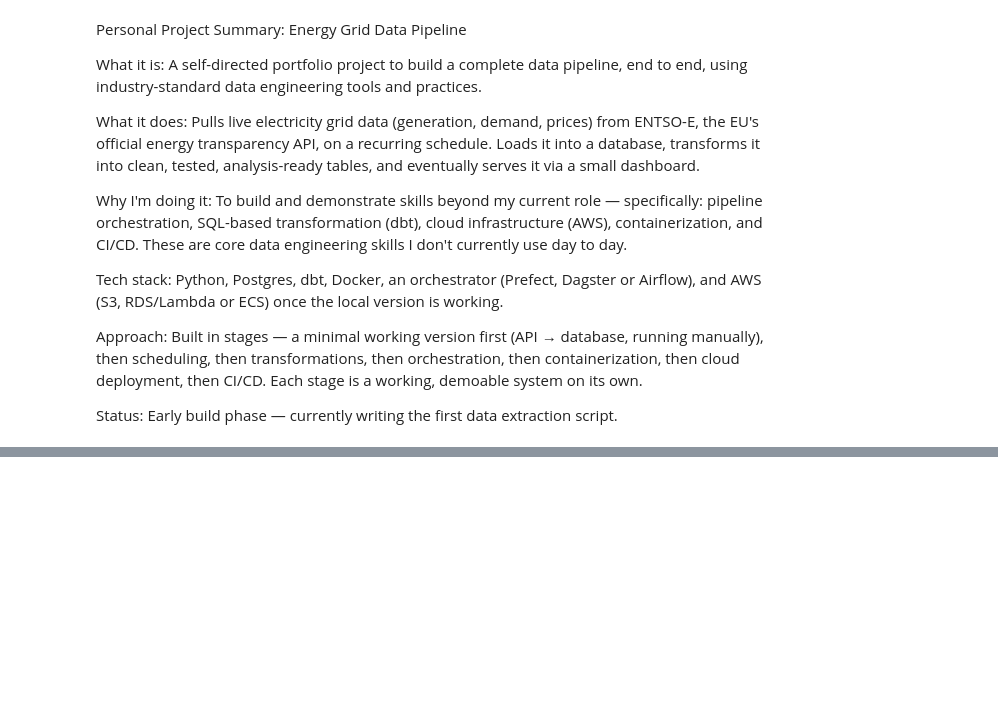
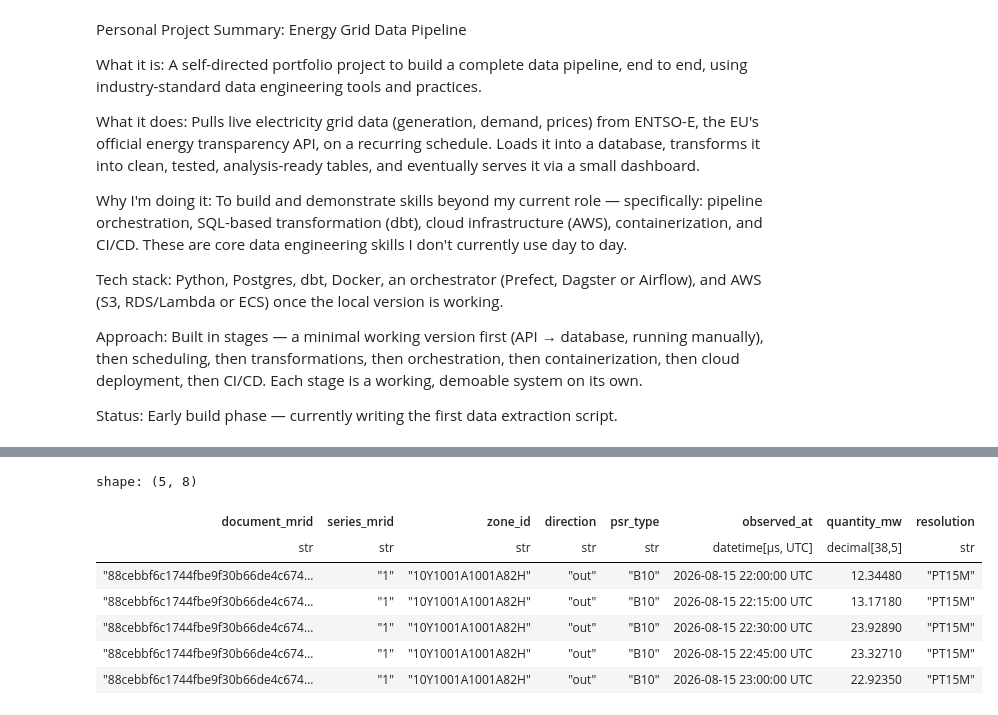
Before and after one commit to matt-humphrey/powergrid, a Jupyter notebook: extract.ipynb, the cells around one changed output, grey strips where cells are left out. Cells and saved outputs as stored; diff of their text form; code cells hidden in the pictures; blank space fills up the shorter version.

```diff
--- a/extract.ipynb
+++ b/extract.ipynb
@@ -18,4 +18,4 @@ Status: Early build phase — currently writing the first data extraction script
 import httpx
 import os
 from pathlib import Path
-api_key = os.getenv('ENTSOE')
+api_key = os.getenv('ENTSOE_API')
@@ -46,0 +808,11 @@ b'<?xml version="1.0" encoding="utf-8"?>\n<GL_MarketDocument xmlns="urn:iec62325
+# %%
+pl.DataFrame(rows).head()
+# %% [output]
+shape: (5, 8)
+| document_mrid | series_mrid | zone_id | direction | psr_type | observed_at | quantity_mw | resolution |
+| str | str | str | str | str | datetime[μs, UTC] | decimal[38,5] | str |
+| "88cebbf6c1744fbe9f30b66de4c674… | "1" | "10Y1001A1001A82H" | "out" | "B10" | 2026-08-15 22:00:00 UTC | 12.34480 | "PT15M" |
+| "88cebbf6c1744fbe9f30b66de4c674… | "1" | "10Y1001A1001A82H" | "out" | "B10" | 2026-08-15 22:15:00 UTC | 13.17180 | "PT15M" |
+| "88cebbf6c1744fbe9f30b66de4c674… | "1" | "10Y1001A1001A82H" | "out" | "B10" | 2026-08-15 22:30:00 UTC | 23.92890 | "PT15M" |
+| "88cebbf6c1744fbe9f30b66de4c674… | "1" | "10Y1001A1001A82H" | "out" | "B10" | 2026-08-15 22:45:00 UTC | 23.32710 | "PT15M" |
+| "88cebbf6c1744fbe9f30b66de4c674… | "1" | "10Y1001A1001A82H" | "out" | "B10" | 2026-08-15 23:00:00 UTC | 22.92350 | "PT15M" |
```
Also changed, not shown: parts of 16 cells of this notebook, 1 other file.
